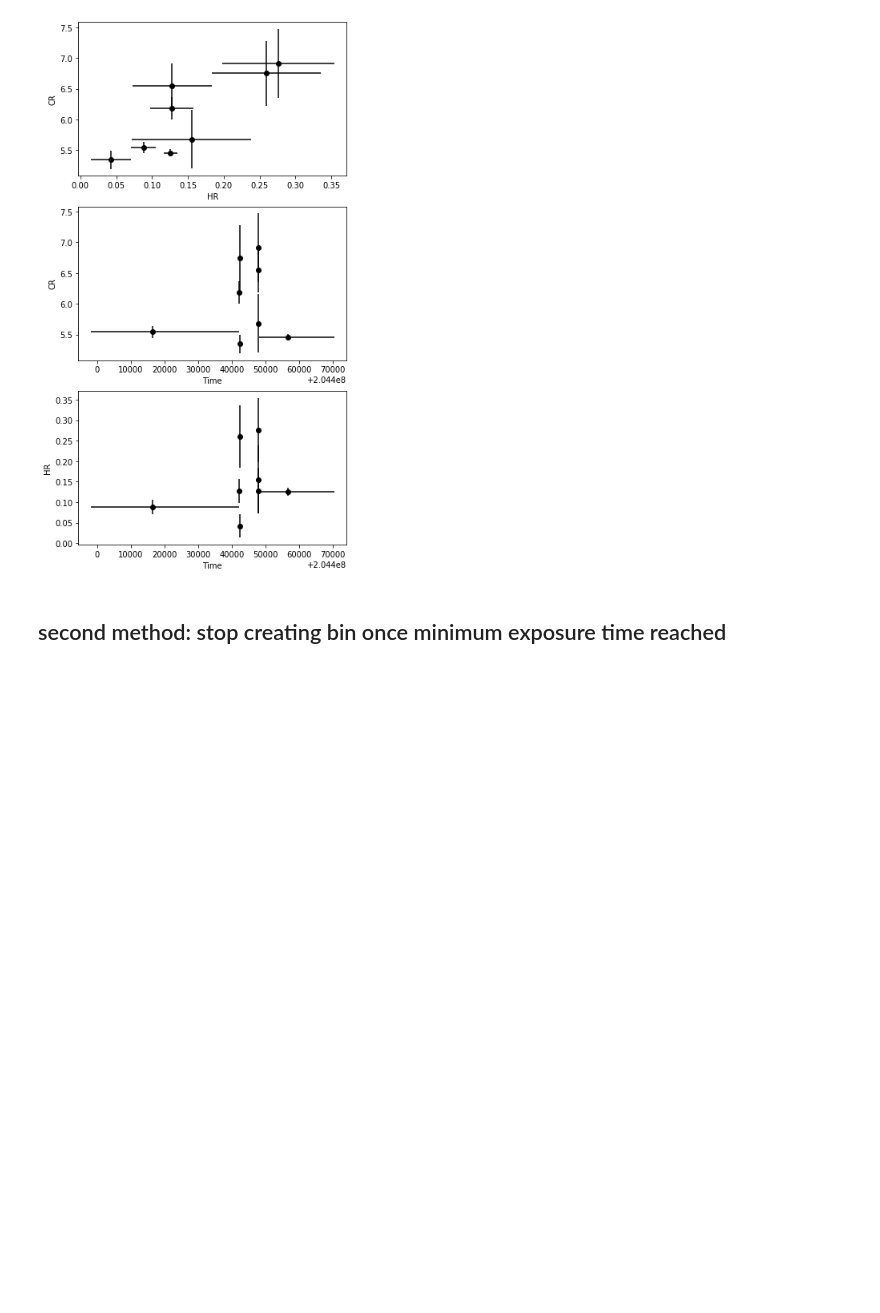
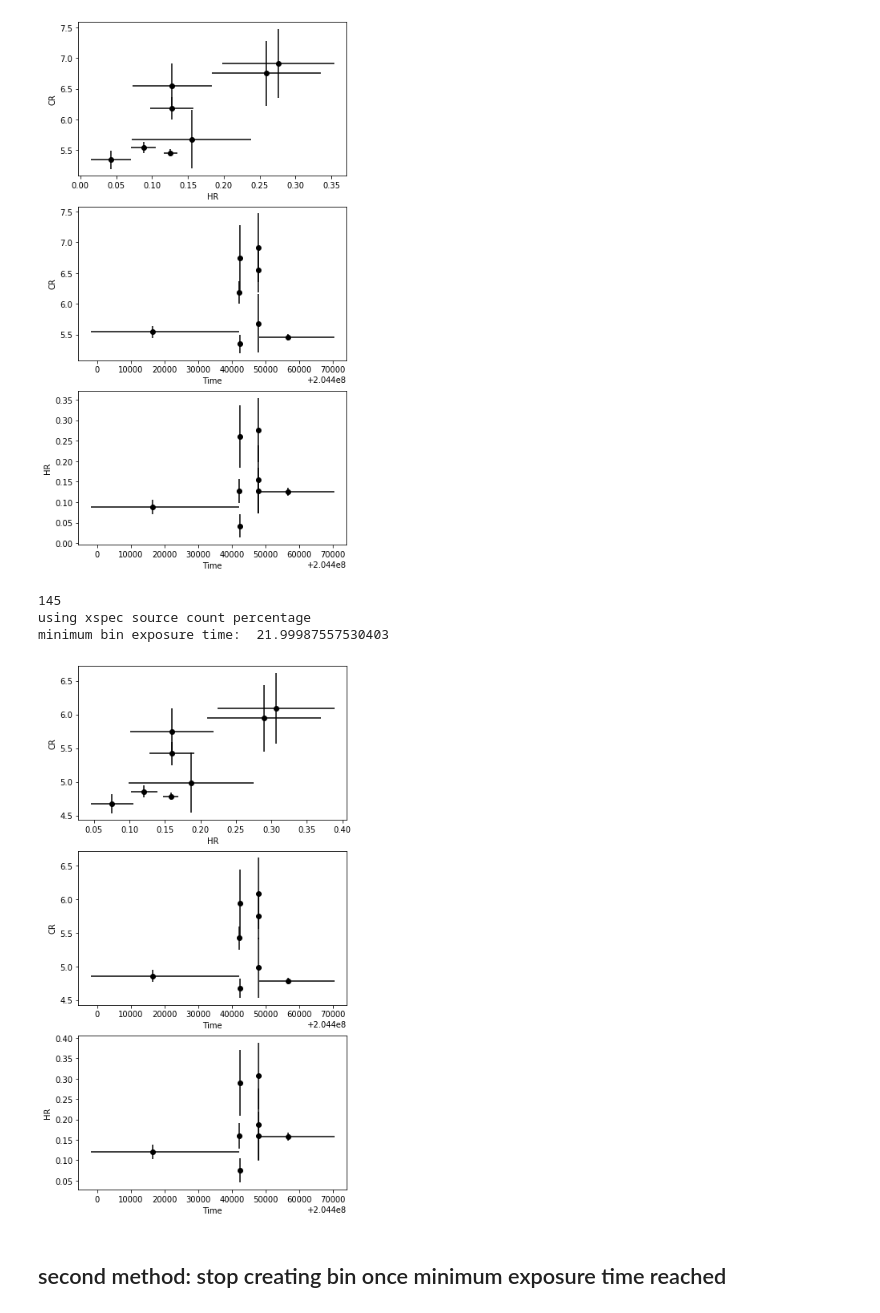
Before and after one commit to lenatreiber/LXP69.5, a Jupyter notebook: NICER_HR.ipynb, the cells around one changed output. Drawn from its saved outputs; the diff is of its cells as text; code cells hidden in the pictures; blank space fills up the shorter version.

```diff
--- a/NICER_HR.ipynb
+++ b/NICER_HR.ipynb
@@ -36,0 +44,5 @@ ep3 = p.readevt(e3path+'epoch3-sun80-spaceweather_bar.evt')
+# %%
+#background percentages for epoch 3
+sbg3 = .156
+hbg3 = .098
+tbg3 = .123
@@ -247,6 +284,15 @@ hr3,tot3,cr3,tb3 = nbins2(e3s,e3h,tep3,n=n)
 145
 minimum bin exposure time:  21.99987557530403
 [figure]
+# %%
+#set number of bins (data points)
+n = 8
+hr3_bg,tot3_bg,cr3_bg,tb3_bg = nbins2(e3s,e3h,tep3,n=n,bg=True,sbg=sbg3,hbg=hbg3)
+# %% [output]
+145
+using xspec source count percentage
+minimum bin exposure time:  21.99987557530403
+[figure, added]
 # %% [markdown]
 ## second method: stop creating bin once minimum exposure time reached
 # %%
```
Also changed, not shown: parts of 11 cells of this notebook.
